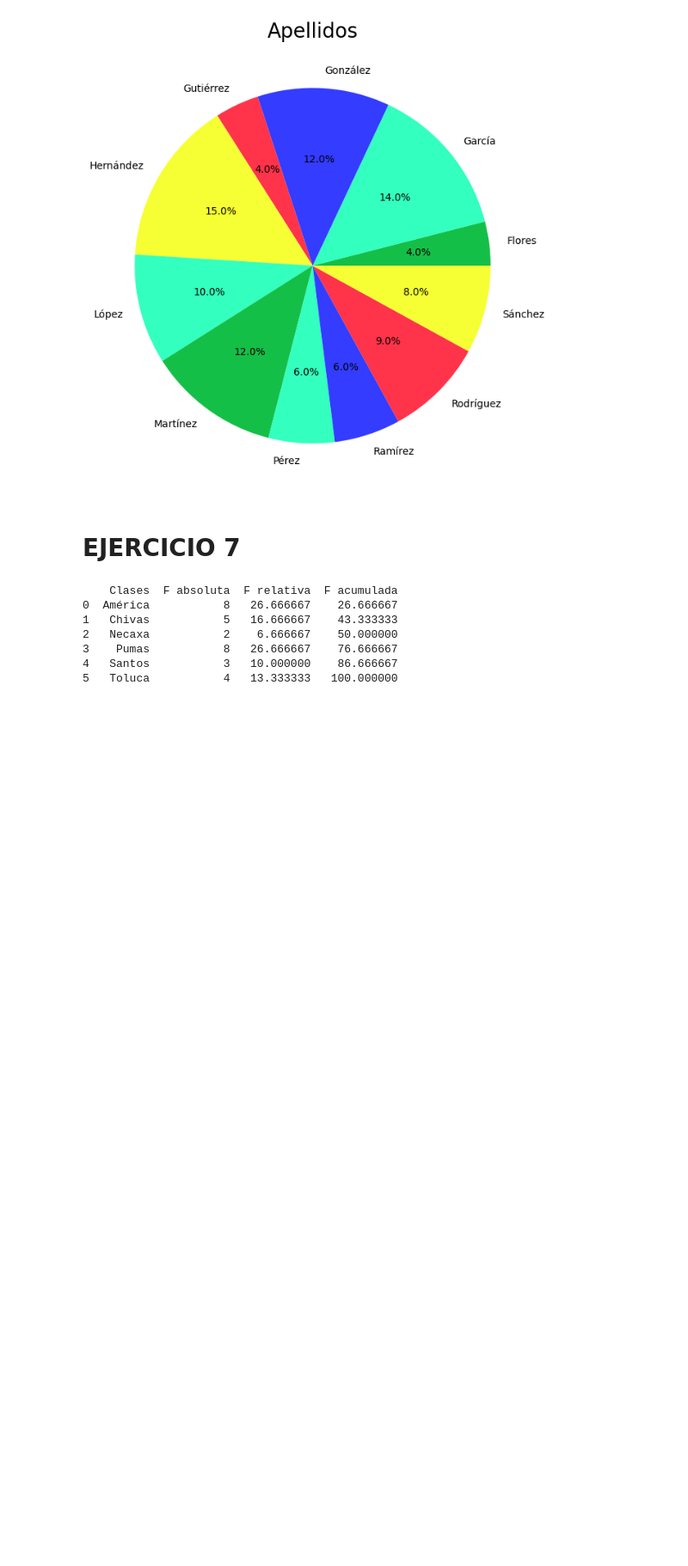
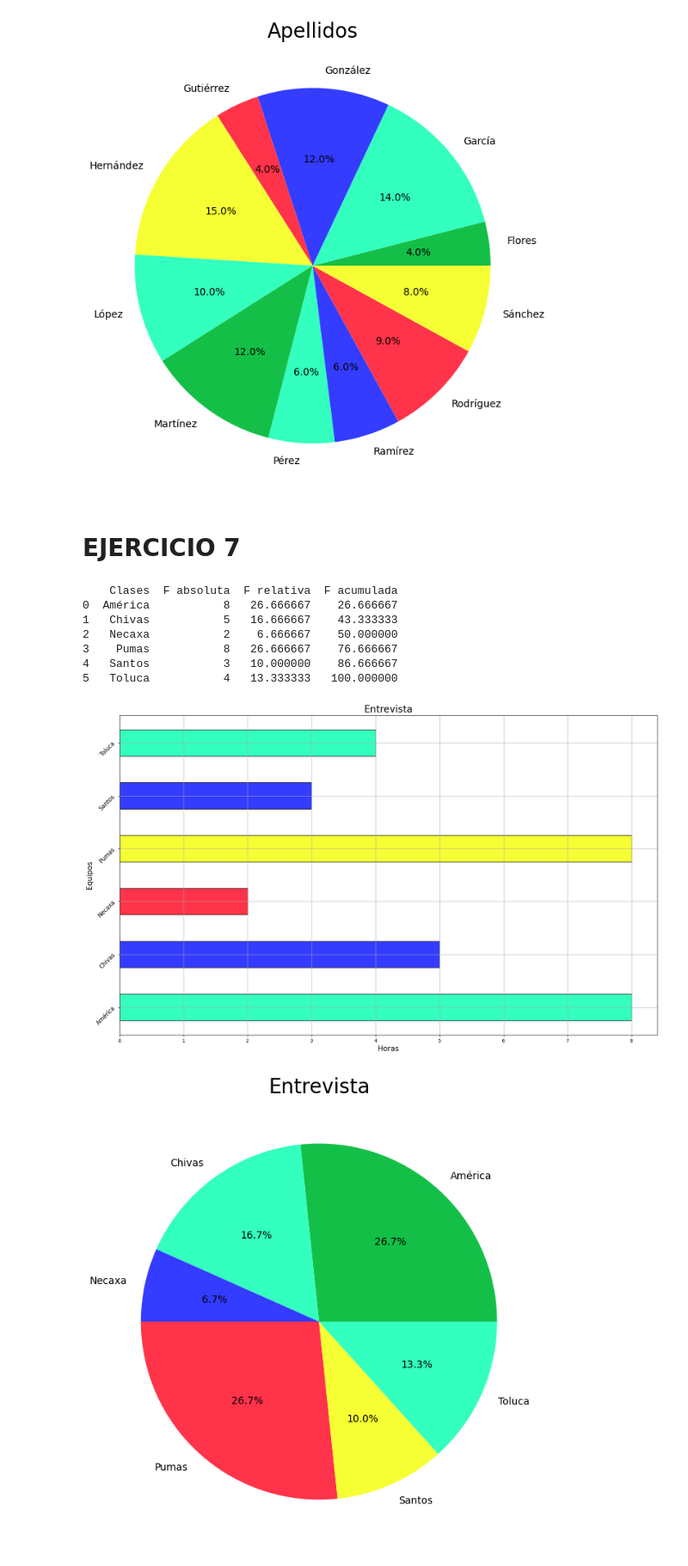
Before and after one commit to imacc19/YACAVerano2024T1, a Jupyter notebook: numeros.ipynb, the cells around one changed output. Shown: that part at 86% size. Cells and saved outputs as stored; diff of their text form; code cells hidden in the pictures; blank space fills up the shorter version.

```diff
--- a/numeros.ipynb
+++ b/numeros.ipynb
@@ -118,30 +118,35 @@ pastel = re.plot_pie(fr_relativa,marcas_texto,titulo)
 datos7 = [ "Pumas", "América", "Chivas", "Pumas", "Chivas",
            "Chivas", "América", "Toluca", "Toluca", "Pumas",
            "Santos", "Necaxa", "América", "América", "América",
            "Pumas", "Santos", "Pumas", "Pumas", "Pumas",
            "América", "Chivas", "América", "Pumas", "Necaxa",
            "Toluca", "Chivas", "América", "Toluca", "Santos"]
 
 
 clases, fa_absoluta = r.frec_abs(datos7)
 clases_sorted = o.clases_str_sort(clases)
 
 fa_sorted = m.sort_clases_fa(clases, clases_sorted, fa_absoluta)
 fr_relativa =  g.frecuencia_rel(fa_sorted)
 fr_acum = j.calcular_frecuencia_a(fr_relativa)
 
 tabla = ft.imptabla(clases_sorted, fa_sorted, fr_relativa, fr_acum)
 print (tabla)
 
 marcas_texto = clases_sorted
 labelx = "Horas"
 labely = "Equipos"
 titulo = "Entrevista"
+
+barras = pa.plot_barras(clases,fa_sorted, marcas_texto, labelx, labely, titulo)
+pastel = re.plot_pie(fr_relativa,marcas_texto,titulo)
 # %% [output]
     Clases  F absoluta  F relativa  F acumulada
 0  América           8   26.666667    26.666667
 1   Chivas           5   16.666667    43.333333
 2   Necaxa           2    6.666667    50.000000
 3    Pumas           8   26.666667    76.666667
 4   Santos           3   10.000000    86.666667
 5   Toluca           4   13.333333   100.000000
+[figure, added]
+[figure, added]
```
